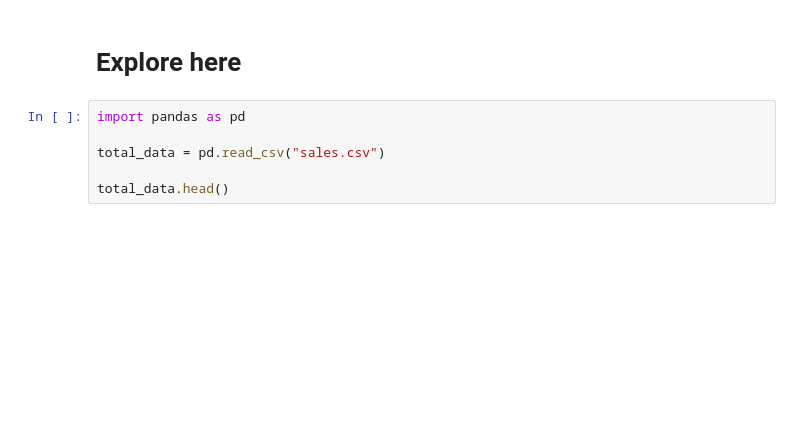
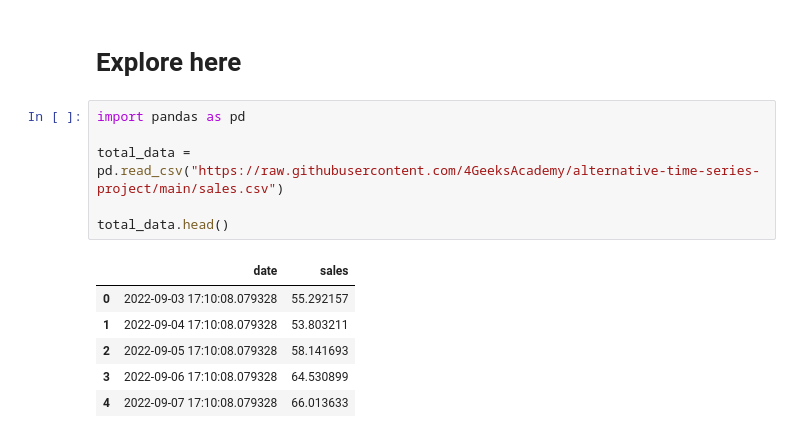
Before and after one commit to LexoBrunett/AlternativeTimeSeriesProject_LexBrunett, a Jupyter notebook: src/explore.ipynb, the cells around one changed output. Drawn from its saved outputs; the diff is of its cells as text; blank space fills up the shorter version.

```diff
--- a/src/explore.ipynb
+++ b/src/explore.ipynb
@@ -3,9 +3,16 @@
 # %%
 import pandas as pd
 
-total_data = pd.read_csv("sales.csv")
+total_data = pd.read_csv("https://raw.githubusercontent.com/4GeeksAcademy/alternative-time-series-project/main/sales.csv")
 
 total_data.head()
+# %% [output]
+|  | date | sales |
+| 0 | 2022-09-03 17:10:08.079328 | 55.292157 |
+| 1 | 2022-09-04 17:10:08.079328 | 53.803211 |
+| 2 | 2022-09-05 17:10:08.079328 | 58.141693 |
+| 3 | 2022-09-06 17:10:08.079328 | 64.530899 |
+| 4 | 2022-09-07 17:10:08.079328 | 66.013633 |
 # %%
 total_data["date"] = pd.to_datetime(total_data.date)
 total_data = total_data.set_index("date")
```
Also changed, not shown: parts of 13 cells of this notebook.
